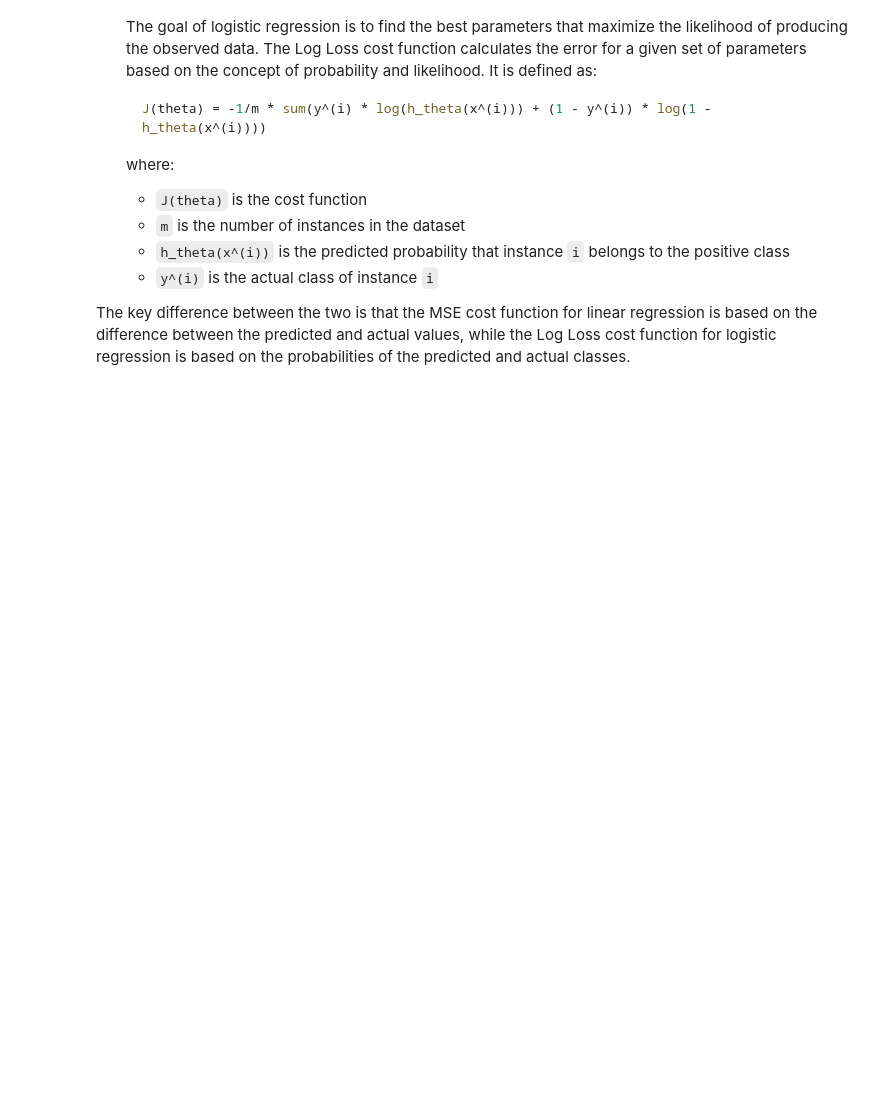
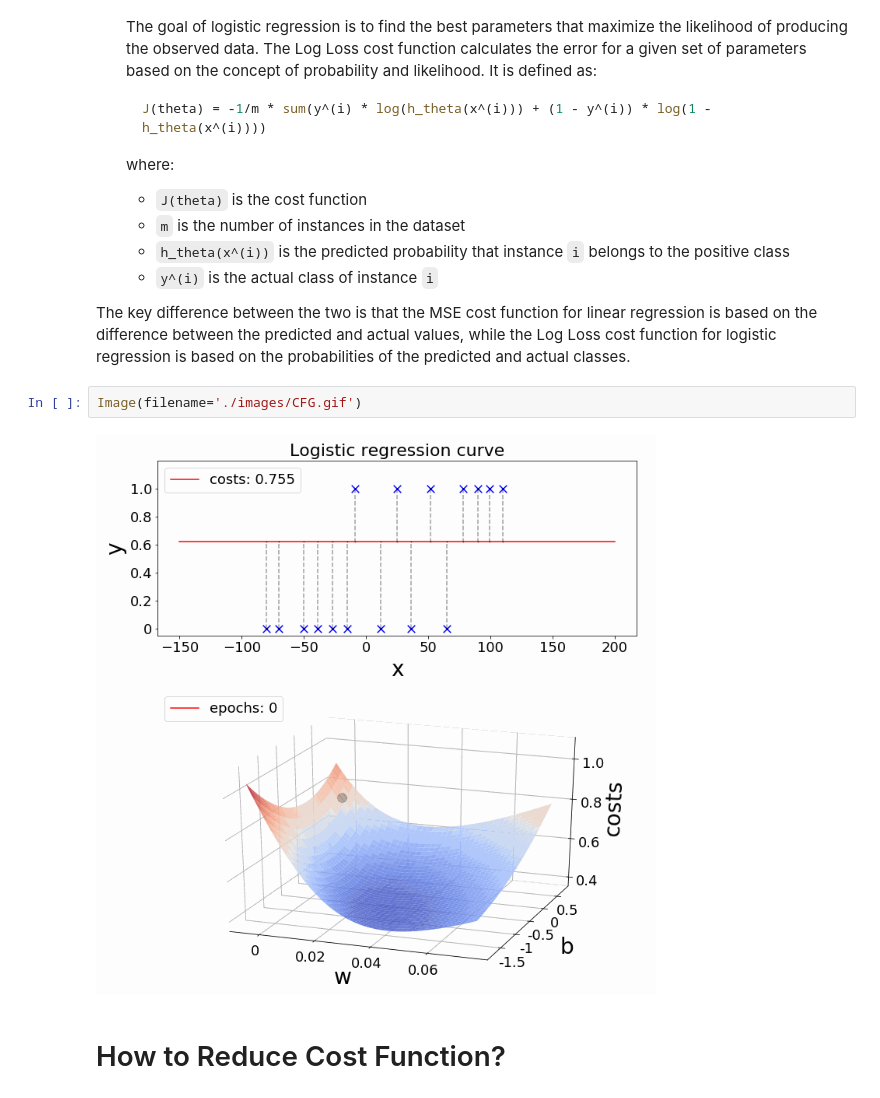
Before and after one commit to Ahmad10Raza/MindsForge-Unveiling-the-World-of-ML-Deep-Learning-and-Data, a Jupyter notebook: Machine Learnings/03. Supervised Learning Algorithms/02. Logistic Regression.ipynb, the cells around one changed output. Cells and saved outputs as stored; diff of their text form; blank space fills up the shorter version.

```diff
--- a/Machine Learnings/03. Supervised Learning Algorithms/02. Logistic Regression.ipynb
+++ b/Machine Learnings/03. Supervised Learning Algorithms/02. Logistic Regression.ipynb
@@ -166,3 +166,9 @@ The cost functions for linear regression and logistic regression are different d
     - `y^(i)` is the actual class of instance `i`
 
 The key difference between the two is that the MSE cost function for linear regression is based on the difference between the predicted and actual values, while the Log Loss cost function for logistic regression is based on the probabilities of the predicted and actual classes.
+# %%
+Image(filename='./images/CFG.gif')
+# %% [output]
+[figure, added]
+# %% [markdown]
+# How to Reduce Cost Function?
```
Also changed, not shown: parts of 1 cell of this notebook, 1 other file.
